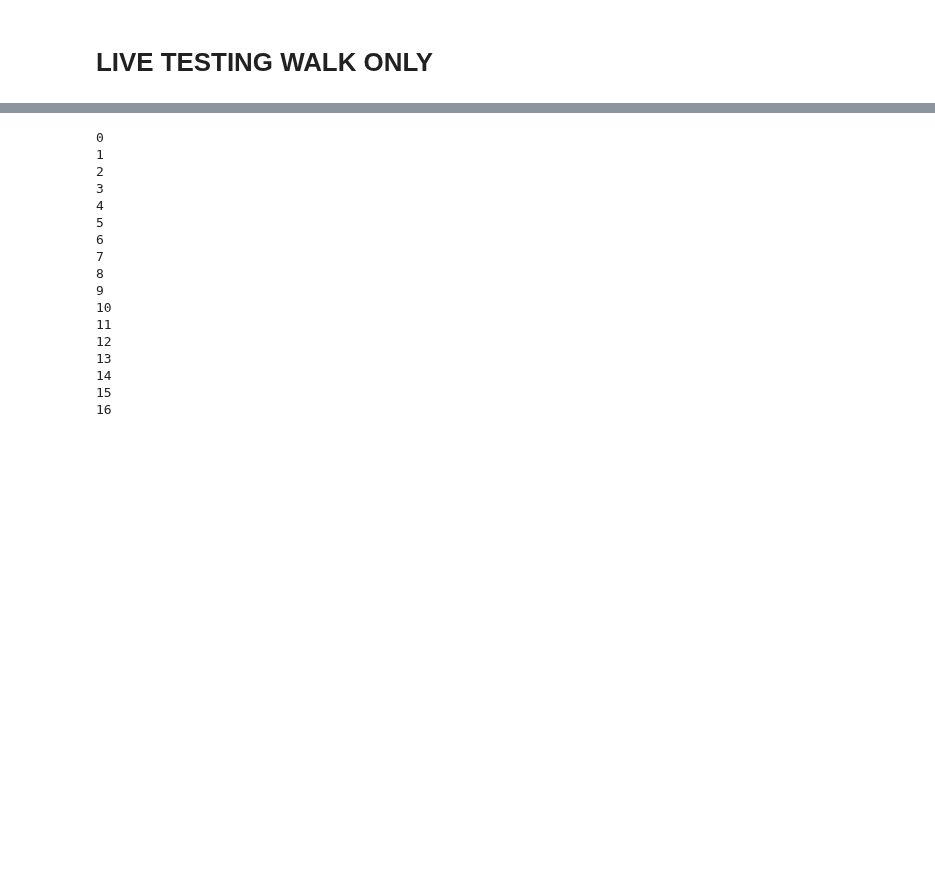
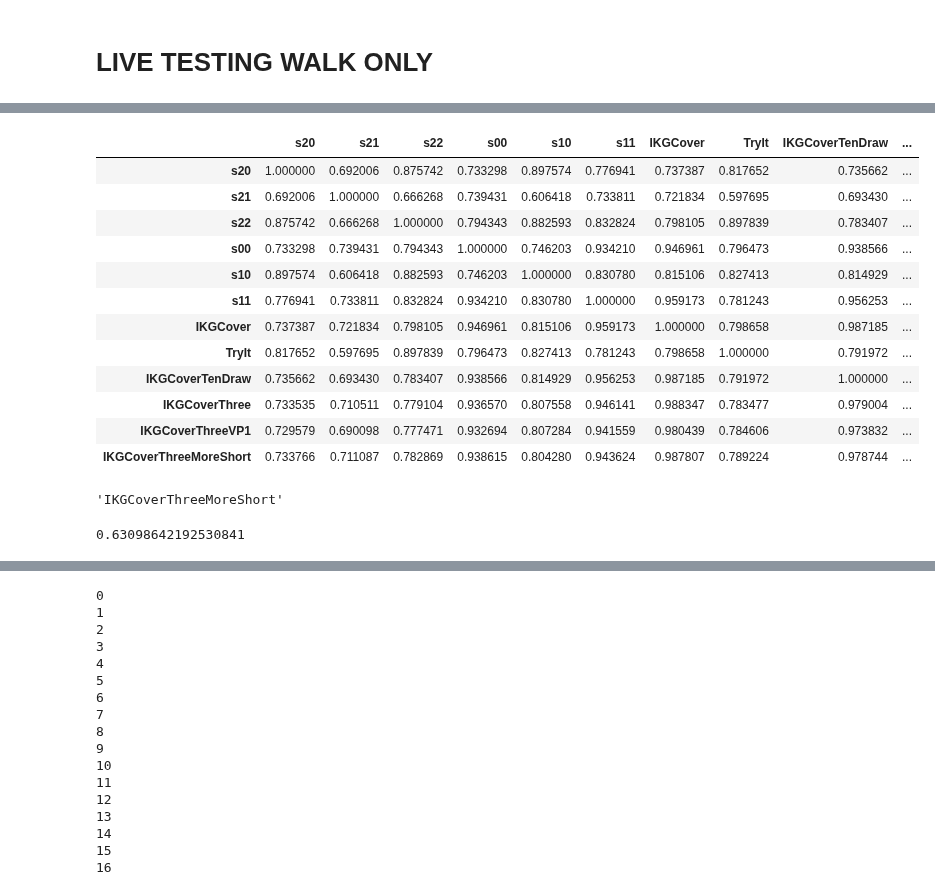
Before and after one commit to yumichael/two-sigma-financial-news, a Jupyter notebook: search/run-Solo.ipynb, the cells around one changed output, grey strips where cells are left out. Saved outputs shown, nothing was run; the diff lists cells and outputs as text; code cells hidden in the pictures; blank space fills up the shorter version.

```diff
--- a/search/run-Solo.ipynb
+++ b/search/run-Solo.ipynb
@@ -300,8 +315,8 @@ class Params(O()):
 # @REAL
 DISPLAY = True
 
-TAG = 'flat'
-DIR = Path(top_dir/f'data/careful/{TAG}');    DIR.mkdir(exist_ok=True)
+TAG = LSM.model.weight[:LSM.model.weight.index('_')]
+DIR = Path(big_data/f'nouveau/{TAG}');    DIR.mkdir(exist_ok=True)
 
 LOG_DIR = DIR/'runs';    LOG_DIR.mkdir(exist_ok=True)
 LOG = logger(file=LOG_DIR/(TAG+'.log'))
@@ -355,0 +382,16 @@ scores = (
+# %%
+d[d.index>='2015-07-01'].corr()
+# %% [output]
+|  | s20 | s21 | s22 | s00 | s10 | s11 | IKGCover | TryIt | IKGCoverTenDraw | ... |
+| s20 | 1.000000 | 0.692006 | 0.875742 | 0.733298 | 0.897574 | 0.776941 | 0.737387 | 0.817652 | 0.735662 | ... |
+| s21 | 0.692006 | 1.000000 | 0.666268 | 0.739431 | 0.606418 | 0.733811 | 0.721834 | 0.597695 | 0.693430 | ... |
+| s22 | 0.875742 | 0.666268 | 1.000000 | 0.794343 | 0.882593 | 0.832824 | 0.798105 | 0.897839 | 0.783407 | ... |
+| s00 | 0.733298 | 0.739431 | 0.794343 | 1.000000 | 0.746203 | 0.934210 | 0.946961 | 0.796473 | 0.938566 | ... |
+| s10 | 0.897574 | 0.606418 | 0.882593 | 0.746203 | 1.000000 | 0.830780 | 0.815106 | 0.827413 | 0.814929 | ... |
+| s11 | 0.776941 | 0.733811 | 0.832824 | 0.934210 | 0.830780 | 1.000000 | 0.959173 | 0.781243 | 0.956253 | ... |
+| IKGCover | 0.737387 | 0.721834 | 0.798105 | 0.946961 | 0.815106 | 0.959173 | 1.000000 | 0.798658 | 0.987185 | ... |
+| TryIt | 0.817652 | 0.597695 | 0.897839 | 0.796473 | 0.827413 | 0.781243 | 0.798658 | 1.000000 | 0.791972 | ... |
+| IKGCoverTenDraw | 0.735662 | 0.693430 | 0.783407 | 0.938566 | 0.814929 | 0.956253 | 0.987185 | 0.791972 | 1.000000 | ... |
+| IKGCoverThree | 0.733535 | 0.710511 | 0.779104 | 0.936570 | 0.807558 | 0.946141 | 0.988347 | 0.783477 | 0.979004 | ... |
+| IKGCoverThreeVP1 | 0.729579 | 0.690098 | 0.777471 | 0.932694 | 0.807284 | 0.941559 | 0.980439 | 0.784606 | 0.973832 | ... |
+| IKGCoverThreeMoreShort | 0.733766 | 0.711087 | 0.782869 | 0.938615 | 0.804280 | 0.943624 | 0.987807 | 0.789224 | 0.978744 | ... |
@@ -355,0 +403,8 @@ scores = (
+# %%
+qs[-1]
+# %% [output]
+'IKGCoverThreeMoreShort'
+# %%
+sharpe(make_values(d, 2015.5)@np.asarray([0,1.,0,0,0,0,0,.8,0,0,0,.8]))
+# %% [output]
+0.63098642192530841
```
Also changed, not shown: parts of 34 cells of this notebook, 1 other file.
